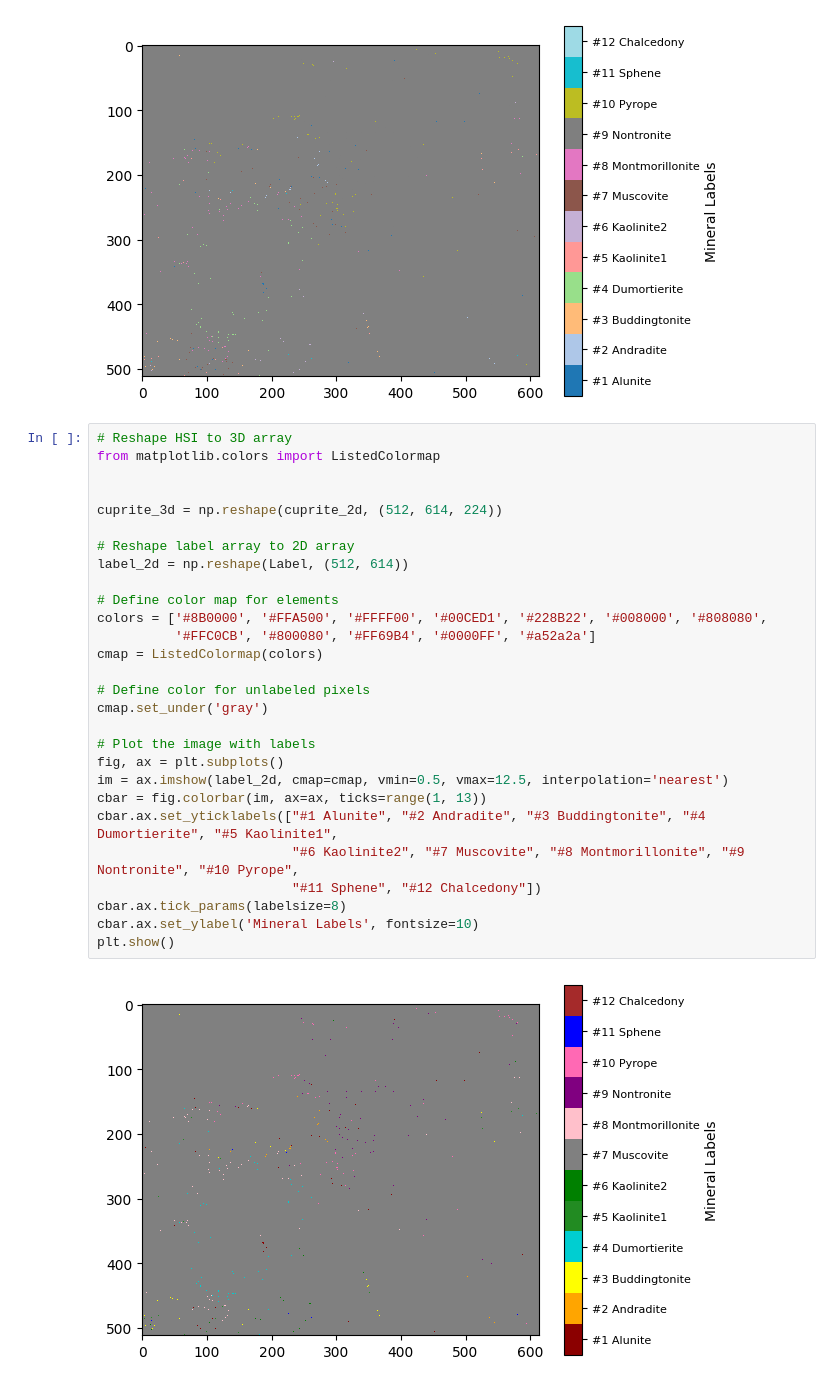
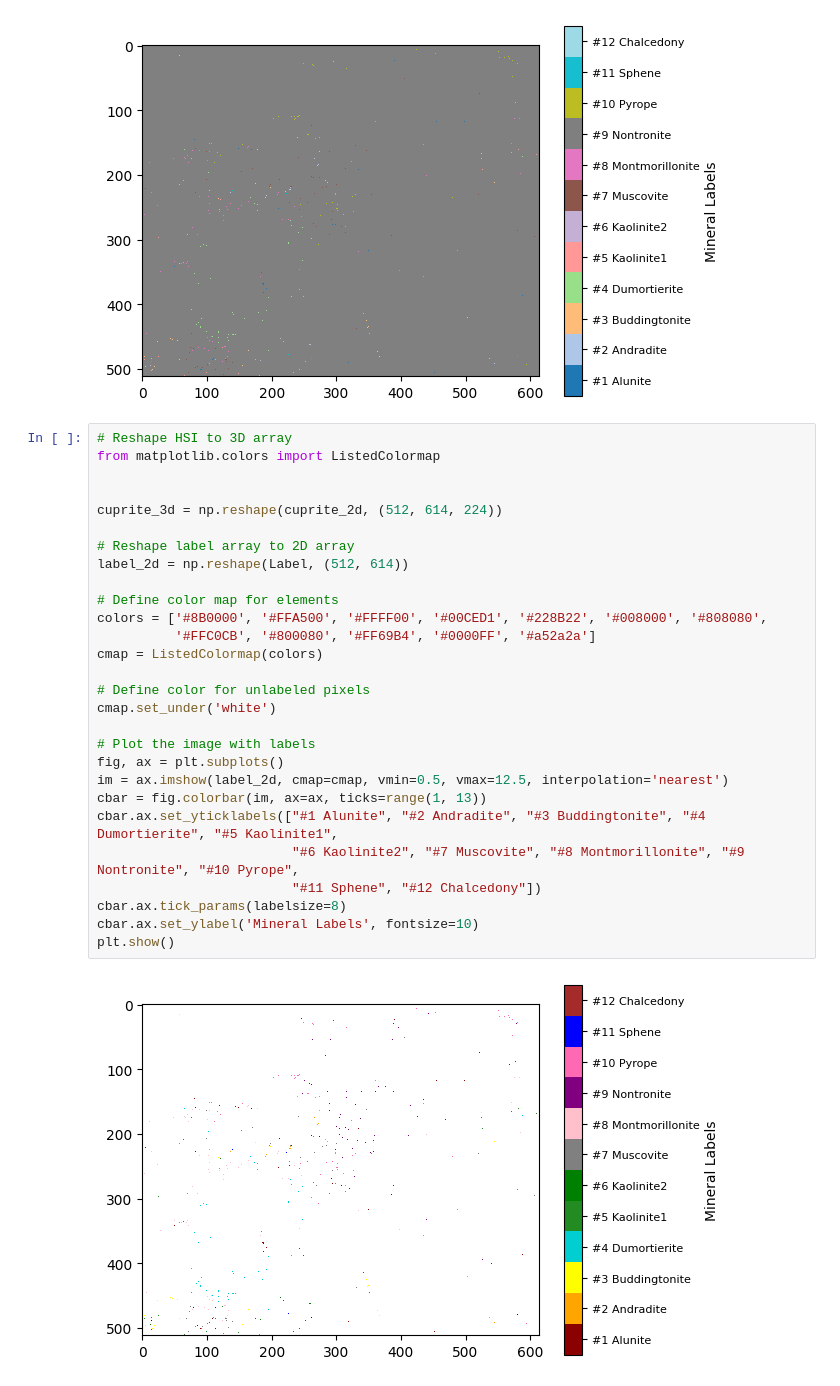
Before and after one commit to samrat-boda/Labeling-cuprite-datset, a Jupyter notebook: Label.ipynb, the cells around one changed output. Cells and saved outputs as stored; diff of their text form.

```diff
--- a/Label.ipynb
+++ b/Label.ipynb
@@ -311,33 +312,33 @@ plt.show()
 # %%
 # Reshape HSI to 3D array
 from matplotlib.colors import ListedColormap
 
 
 cuprite_3d = np.reshape(cuprite_2d, (512, 614, 224))
 
 # Reshape label array to 2D array
 label_2d = np.reshape(Label, (512, 614))
 
 # Define color map for elements
 colors = ['#8B0000', '#FFA500', '#FFFF00', '#00CED1', '#228B22', '#008000', '#808080',
           '#FFC0CB', '#800080', '#FF69B4', '#0000FF', '#a52a2a']
 cmap = ListedColormap(colors)
 
 # Define color for unlabeled pixels
-cmap.set_under('gray')
+cmap.set_under('white')
 
 # Plot the image with labels
 fig, ax = plt.subplots()
 im = ax.imshow(label_2d, cmap=cmap, vmin=0.5, vmax=12.5, interpolation='nearest')
 cbar = fig.colorbar(im, ax=ax, ticks=range(1, 13))
 cbar.ax.set_yticklabels(["#1 Alunite", "#2 Andradite", "#3 Buddingtonite", "#4 Dumortierite", "#5 Kaolinite1",
                          "#6 Kaolinite2", "#7 Muscovite", "#8 Montmorillonite", "#9 Nontronite", "#10 Pyrope",
                          "#11 Sphene", "#12 Chalcedony"])
 cbar.ax.tick_params(labelsize=8)
 cbar.ax.set_ylabel('Mineral Labels', fontsize=10)
 plt.show()
 # %% [output]
-[figure, old version]
+[figure, new version]
 # %%
 valid_indices = np.where((Label >= 0) & (Label <= 11))
 
```
Also changed, not shown: parts of 3 cells of this notebook.
